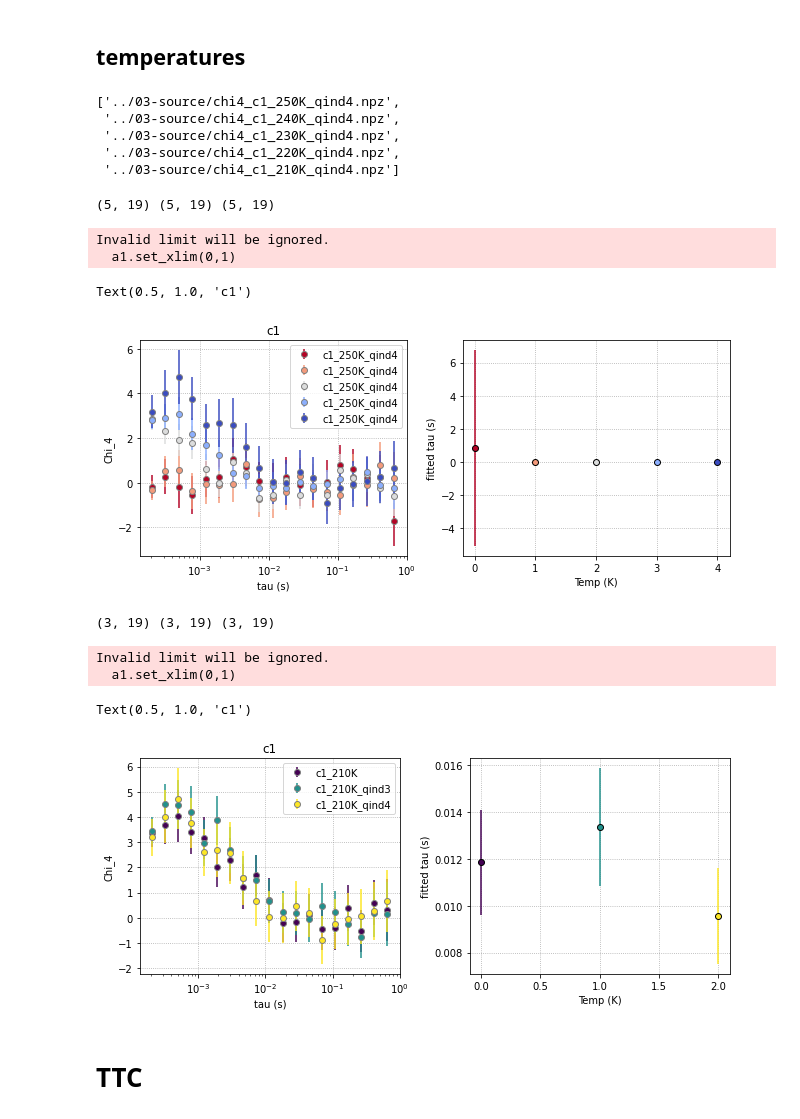
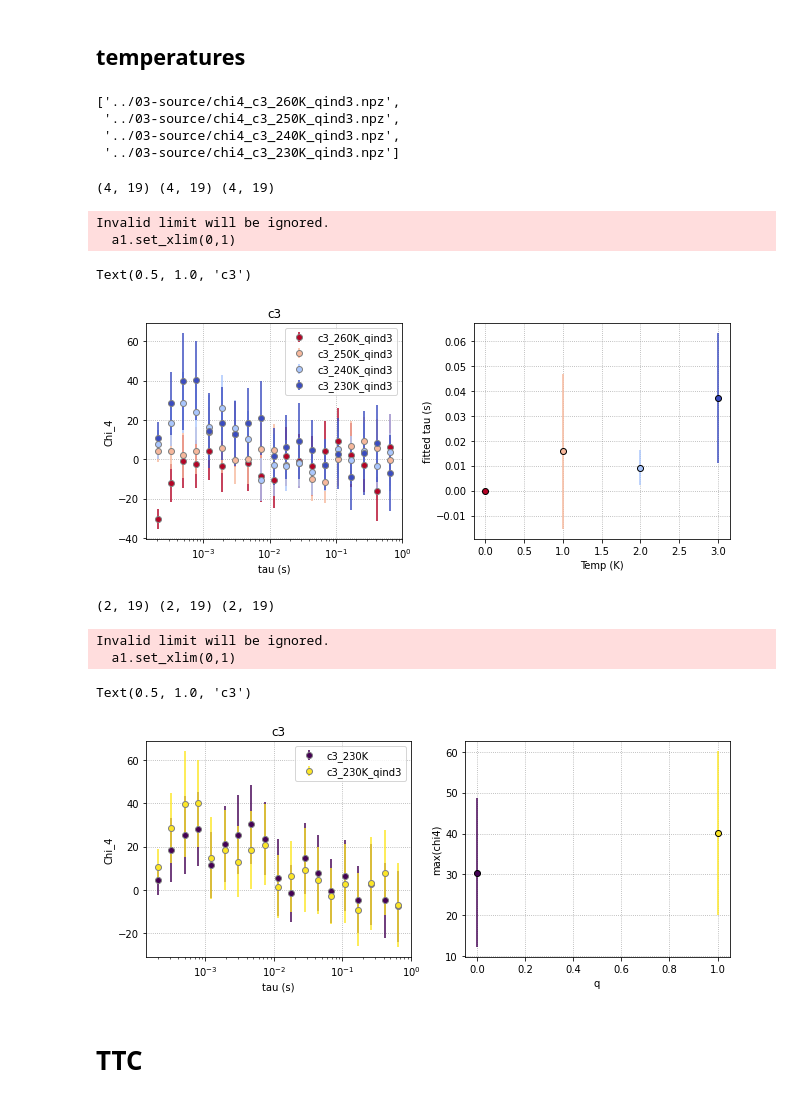
Before and after one commit to maddalenabin/id10-ferritin-2022, a Jupyter notebook: 01-notebooks/07-chi4-automatic.ipynb, the cells around one changed output. Cells and saved outputs as stored; diff of their text form; code cells hidden in the pictures.

```diff
--- a/01-notebooks/07-chi4-automatic.ipynb
+++ b/01-notebooks/07-chi4-automatic.ipynb
@@ -223,19 +226,21 @@ def chi4_do_everything(runnames, datasetnumbers, T, c, q_index=2, save=True):
 ## Set paramenters
 # %%
 # c1
-c = 'c1'
-runnames = ['ferritin_conc_gly_50_6', 'ferritin_conc_gly_50_6', 'ferritin_conc_gly_50_6', 'ferritin_conc_gly_50_6', 'ferritin_conc_gly_50_6']
-datasetnumbers = [2,3,4,5,6]
-T = [250,240,230,220,210]
+# c = 'c1'
+# runnames = ['ferritin_conc_gly_50_6', 'ferritin_conc_gly_50_6', 'ferritin_conc_gly_50_6', 'ferritin_conc_gly_50_6', 'ferritin_conc_gly_50_6']
+# datasetnumbers = [2,3,4,5,6]
+# T = [250,240,230,220,210]
 
 # # c2
 # c = 'c2'
-# runnames = ['ferritin_conc100_gly_50_1', 'ferritin_conc100_gly_50_1', 'ferritin_conc100_gly_50_1', 'ferritin_conc100_gly_50_1']
+# runnames = ['ferritin_conc100_gly_50_1', 'ferritin_conc100_gly_50_1', 'ferritin_conc100_gly_50_1']
 # datasetnumbers = [12,6,9]
+# T = [260,250,240]
 
 # # # c3 temps 260-230 K full beam
-# c = 'c3'
-# runnames = ['ferritin_conc120_gly_50_1', 'ferritin_conc120_gly_50_1', 'ferritin_conc120_gly_50_1', 'ferritin_conc120_gly_50_1']
-# datasetnumbers = [4,5,7,8]
+c = 'c3'
+runnames = ['ferritin_conc120_gly_50_1', 'ferritin_conc120_gly_50_1', 'ferritin_conc120_gly_50_1', 'ferritin_conc120_gly_50_1']
+datasetnumbers = [4,5,7,8]
+T = [260,250,240,230]
 # %%
 if len(runnames) == len(datasetnumbers):
@@ -303,13 +381,12 @@ temps = [250,240,230,220,210]
 # %%
 import glob
-npzfiles = sorted(glob.glob(f"../03-source/chi4_{conc}*qind4.npz"))[::-1]
+npzfiles = sorted(glob.glob(f"../03-source/chi4_{conc}*qind3.npz"))[::-1]
 npzfiles
 # %% [output]
-['../03-source/chi4_c1_250K_qind4.npz',
- '../03-source/chi4_c1_240K_qind4.npz',
- '../03-source/chi4_c1_230K_qind4.npz',
- '../03-source/chi4_c1_220K_qind4.npz',
- '../03-source/chi4_c1_210K_qind4.npz']
+['../03-source/chi4_c3_260K_qind3.npz',
+ '../03-source/chi4_c3_250K_qind3.npz',
+ '../03-source/chi4_c3_240K_qind3.npz',
+ '../03-source/chi4_c3_230K_qind3.npz']
 # %%
 chis_c, dchis_c, times_c = [], [], []
 
@@ -321,14 +398,14 @@ for i in range(len(npzfiles)):
 
 print(np.shape(chis_c), np.shape(dchis_c), np.shape(times_c))
 # %% [output]
-(5, 19) (5, 19) (5, 19)
+(4, 19) (4, 19) (4, 19)
 # %%
 f, (a1,a2) = plt.subplots(1,2, figsize=(9,4), tight_layout=True)
 col = plt.cm.coolwarm_r(np.linspace(0,1,len(npzfiles)))
 
 for i in range(len(npzfiles)):
     b = np.mean(chis_c[i][-7:])
-    a1.errorbar(times_c[i], chis_c[i]-b, dchis_c[i],  marker='o', mec='gray', ls='', c=col[i], label=f'{npzfiles[0][18:-4]}')
+    a1.errorbar(times_c[i], chis_c[i]-b, dchis_c[i],  marker='o', mec='gray', ls='', c=col[i], label=f'{npzfiles[i][18:-4]}')
 
     popt,xc,curve,perr = fit(exponential, times_c[i], chis_c[i]-b, sigma=dchis_c[i], p0=[2,8e-3], bounds=[(0,0),(np.infty,np.infty)])
     # a1.plot(xc, curve, c='k', lw=1)
@@ -347,10 +424,11 @@ a1.set_title(f'{conc}')
 # %% [output]
 Invalid limit will be ignored.
   a1.set_xlim(0,1)
-Text(0.5, 1.0, 'c1')
+Text(0.5, 1.0, 'c3')
-[figure, old version]
+[figure, new version]
 # %%
-files = ['../03-source/chi4_c1_210K.npz','../03-source/chi4_c1_210K_qind3.npz', '../03-source/chi4_c1_210K_qind4.npz']
+# files = ['../03-source/chi4_c2_240K.npz','../03-source/chi4_c2_240K_qind3.npz', '../03-source/chi4_c2_240K_qind4.npz','../03-source/chi4_c2_240K_qind5.npz','../03-source/chi4_c2_240K_qind6.npz', '../03-source/chi4_c2_240K_qind7.npz', '../03-source/chi4_c2_240K_qind8.npz', '../03-source/chi4_c2_240K_qind9.npz']
+files = ['../03-source/chi4_c3_230K.npz', '../03-source/chi4_c3_230K_qind3.npz']
 
 chis_c, dchis_c, times_c = [], [], []
 
@@ -362,34 +440,34 @@ for i in range(len(files)):
 
 print(np.shape(chis_c), np.shape(dchis_c), np.shape(times_c))
 # %% [output]
-(3, 19) (3, 19) (3, 19)
+(2, 19) (2, 19) (2, 19)
 # %%
 f, (a1,a2) = plt.subplots(1,2, figsize=(9,4), tight_layout=True)
 col = plt.cm.viridis(np.linspace(0,1,len(files)))
 
 for i in range(len(files)):
     b = np.mean(chis_c[i][-7:])
     a1.errorbar(times_c[i], chis_c[i]-b, dchis_c[i],  marker='o', mec='gray', ls='', c=col[i], label=f'{files[i][18:-4]}')
 
-    popt,xc,curve,perr = fit(exponential, times_c[i], chis_c[i]-b, sigma=dchis_c[i], p0=[2,8e-3], bounds=[(0,0),(np.infty,np.infty)])
+    # popt,xc,curve,perr = fit(exponential, times_c[i], chis_c[i]-b, sigma=dchis_c[i], p0=[2,8e-3], bounds=[(0,0),(np.infty,np.infty)])
     # a1.plot(xc, curve, c='k', lw=1)
-    a2.errorbar(i, popt[1], perr[1], ls='', marker='o', c=col[i], mec='k')
+    a2.errorbar(i, np.max(chis_c[i]-b), dchis_c[i][np.argmax(chis_c[i]-b)], ls='', marker='o', c=col[i], mec='k')
 
 a1.grid(ls=':', c='gray', alpha=0.7)
 a1.set_xlabel('tau (s)')
 a1.set_ylabel('Chi_4')
 a1.set_xscale('log')
 a1.legend()
 # a1.set_ylim(-3,5)
 a1.set_xlim(0,1)
-a2.set_ylabel('fitted tau (s)')
-a2.set_xlabel('Temp (K)')
+a2.set_ylabel('max(chi4)')
+a2.set_xlabel('q')
 a1.set_title(f'{conc}')
 # %% [output]
 Invalid limit will be ignored.
   a1.set_xlim(0,1)
-Text(0.5, 1.0, 'c1')
+Text(0.5, 1.0, 'c3')
-[figure, old version]
+[figure, new version]
 # %% [markdown]
 # TTC
 # %%
```
Also changed, not shown: parts of 3 cells of this notebook, 2 other files.
